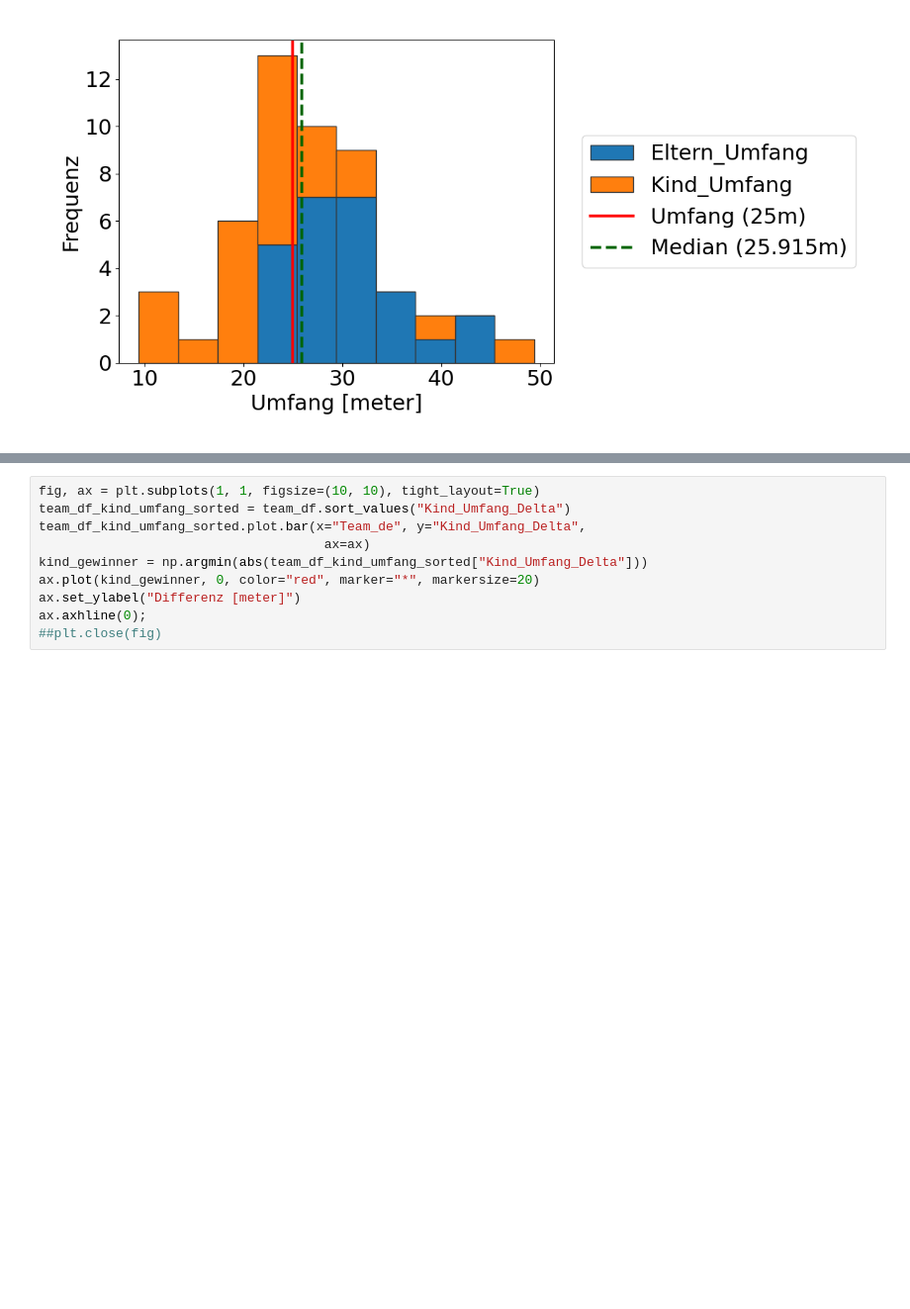
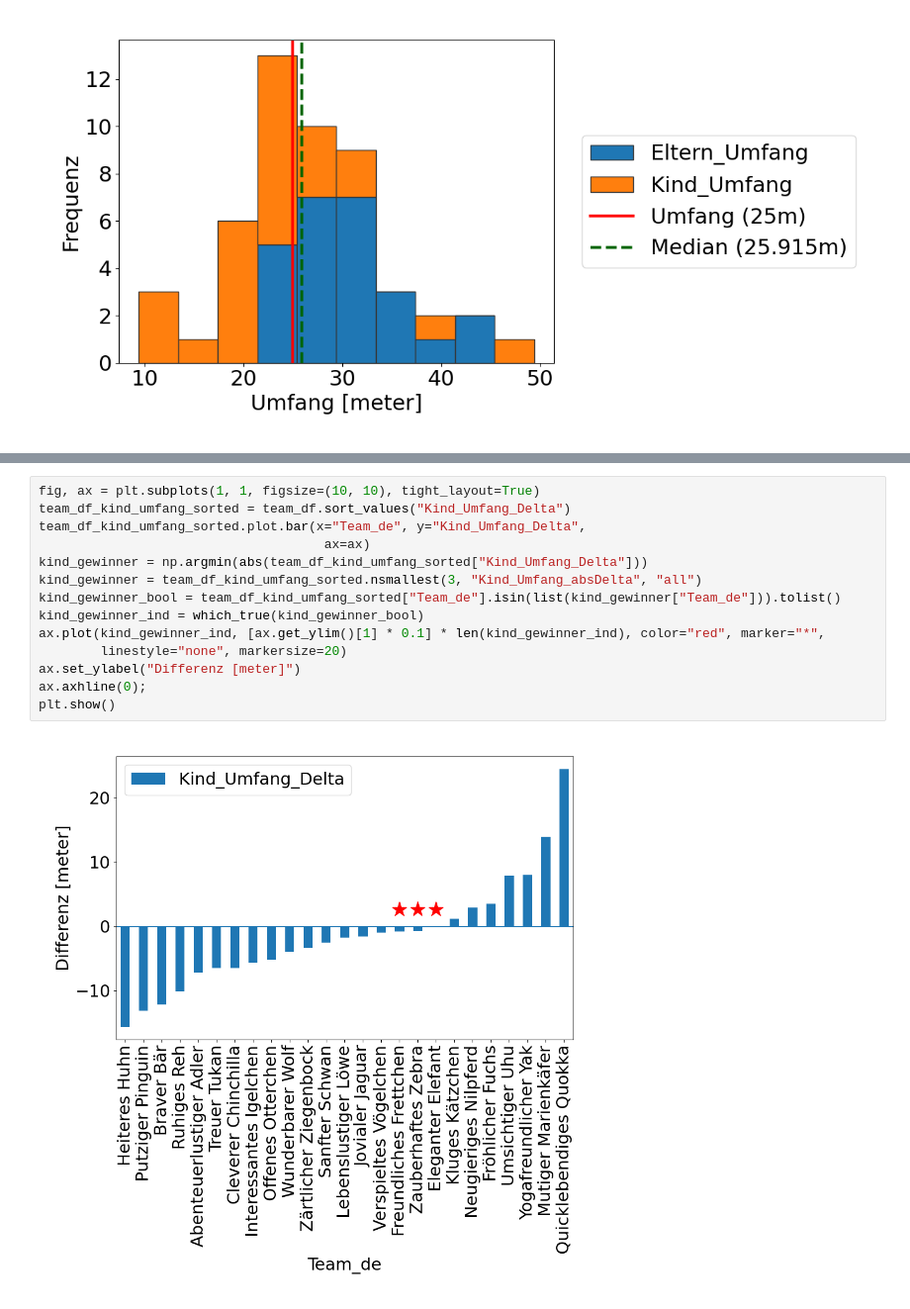
Before and after one commit to bedapub/2025-10-Zukunftstag-simulation, a Jupyter notebook: 2025-10-Zukunftstag-simulation.ipynb, the cells around one changed output, grey strips where cells are left out. Shown at 99% size. Cells and saved outputs as stored; diff of their text form; blank space fills up the shorter version.

```diff
--- a/2025-10-Zukunftstag-simulation.ipynb
+++ b/2025-10-Zukunftstag-simulation.ipynb
@@ -283,13 +294,19 @@ ax.axhline(0);
 # %%
 fig, ax = plt.subplots(1, 1, figsize=(10, 10), tight_layout=True)
 team_df_kind_umfang_sorted = team_df.sort_values("Kind_Umfang_Delta")
 team_df_kind_umfang_sorted.plot.bar(x="Team_de", y="Kind_Umfang_Delta",
                                      ax=ax)
 kind_gewinner = np.argmin(abs(team_df_kind_umfang_sorted["Kind_Umfang_Delta"]))
-ax.plot(kind_gewinner, 0, color="red", marker="*", markersize=20)
+kind_gewinner = team_df_kind_umfang_sorted.nsmallest(3, "Kind_Umfang_absDelta", "all")
+kind_gewinner_bool = team_df_kind_umfang_sorted["Team_de"].isin(list(kind_gewinner["Team_de"])).tolist()
+kind_gewinner_ind = which_true(kind_gewinner_bool)
+ax.plot(kind_gewinner_ind, [ax.get_ylim()[1] * 0.1] * len(kind_gewinner_ind), color="red", marker="*",
+        linestyle="none", markersize=20)
 ax.set_ylabel("Differenz [meter]")
 ax.axhline(0);
-##plt.close(fig)
+plt.show()
+# %% [output]
+[figure, added]
 # %%
 umfang_coef = np.polyfit(team_df['Eltern_Umfang'],
                          team_df['Kind_Umfang'], 1)
```
Also changed, not shown: parts of 11 cells of this notebook.
